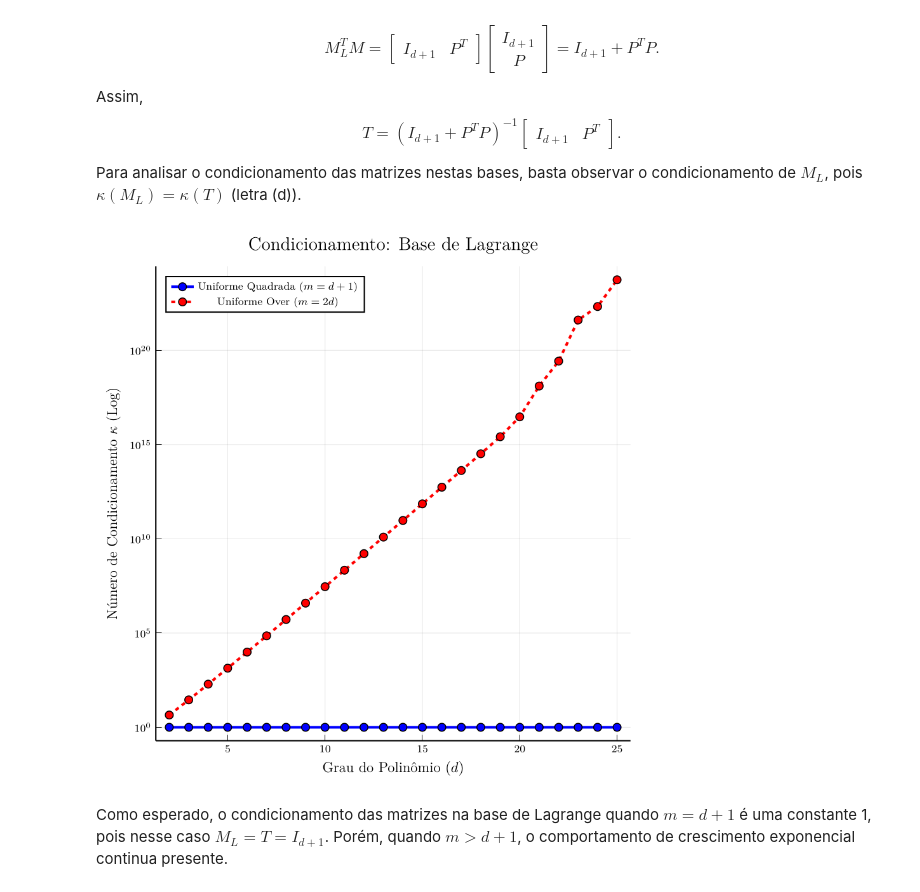
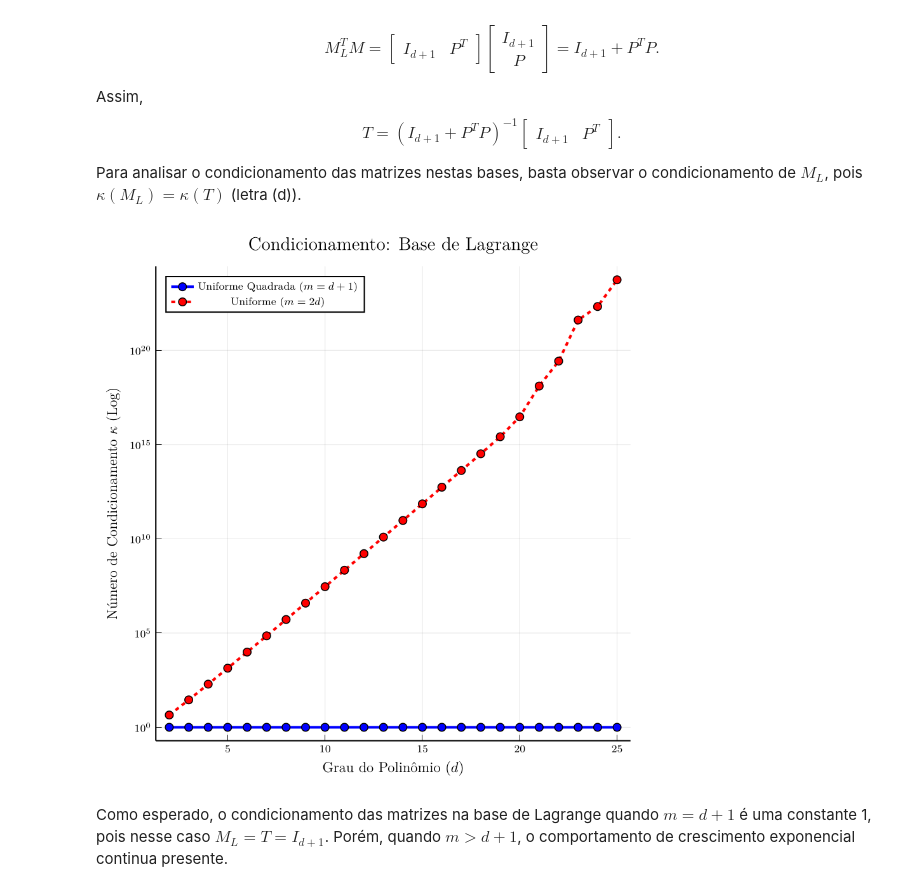
Before and after one commit to PedroDuailibe/Projeto3-ALN, a Jupyter notebook: Projeto3.ipynb, the cells around one changed output. Saved outputs shown, nothing was run; the diff lists cells and outputs as text; code cells hidden in the pictures.

```diff
--- a/Projeto3.ipynb
+++ b/Projeto3.ipynb
@@ -260,35 +260,35 @@ end
 
 
 function plot_conditioning(d_max=25)
     degrees = 2:d_max
 
     cond_uni_exact  = Float64[]
     cond_uni_over   = Float64[]
 
     for d in degrees
         push!(cond_uni_exact,  cond(matrix_lagrange(range(-1.0, 1.0, length=d+1), d)))
         m_over = 2 * d
         push!(cond_uni_over,   cond(matrix_lagrange(range(-1.0, 1.0, length=m_over), d)))
     end
 
     p = plot(title="Condicionamento: Base de Lagrange",
              xlabel=L"\text{Grau do Polinômio } (d)",
              ylabel=L"\text{Número de Condicionamento }\kappa \text{ (Log)}",
              yscale=:log10,
              legend=:topleft,
              grid=true,
              size=(600, 600),
              margin=5Plots.mm)
 
     plot!(p, degrees, cond_uni_exact,  label=L"\text{Uniforme Quadrada } (m = d+1)", lw=2, marker=:circle, color=:blue)
-    plot!(p, degrees, cond_uni_over,   label=L"\text{Uniforme Over }(m = 2d)", lw=2, ls=:dash, marker=:circle, color=:red)
+    plot!(p, degrees, cond_uni_over,   label=L"\text{Uniforme }(m = 2d)", lw=2, ls=:dash, marker=:circle, color=:red)
 
     return p
 end
 
 plot_conditioning(25)
 # %% [output]
-[figure, old version]
+[figure, new version]
 # %% [markdown]
 Como esperado, o condicionamento das matrizes na base de Lagrange quando $m = d+1$ é uma constante 1, pois nesse caso $M_L = T = I_{d + 1}$. Porém, quando $m > d+1$, o comportamento de crescimento exponencial continua presente.
 # %% [markdown]
```
Also changed, not shown: parts of 9 cells of this notebook.
